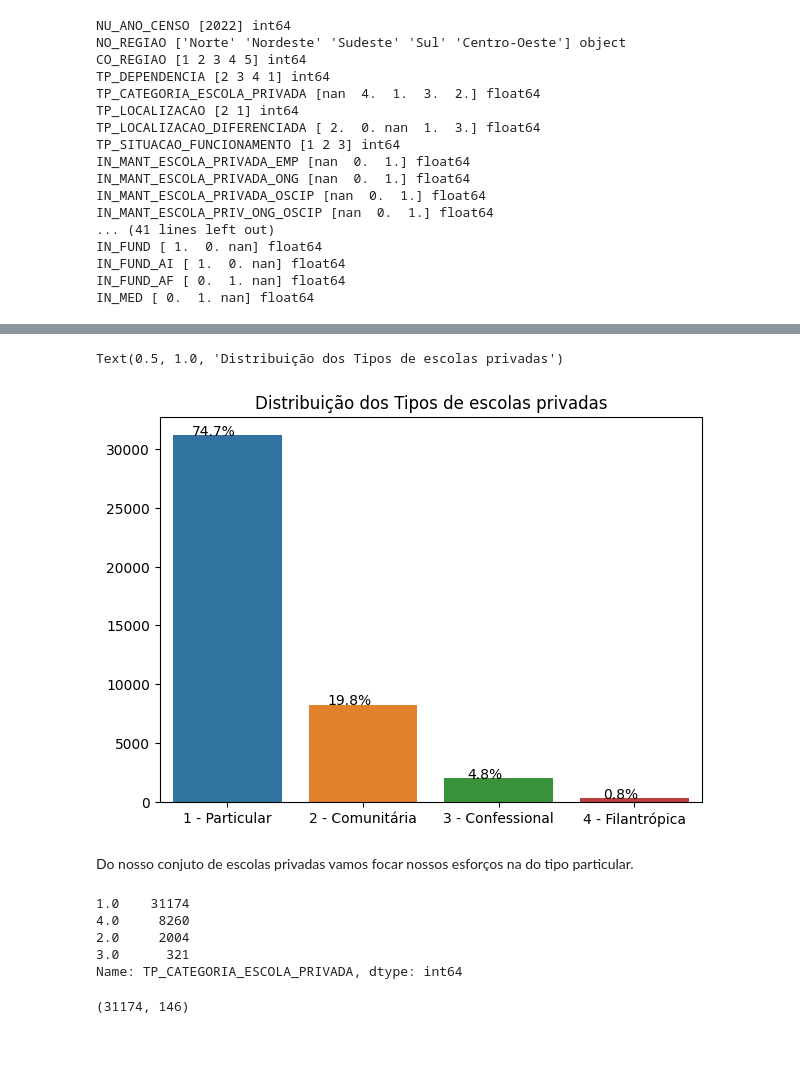
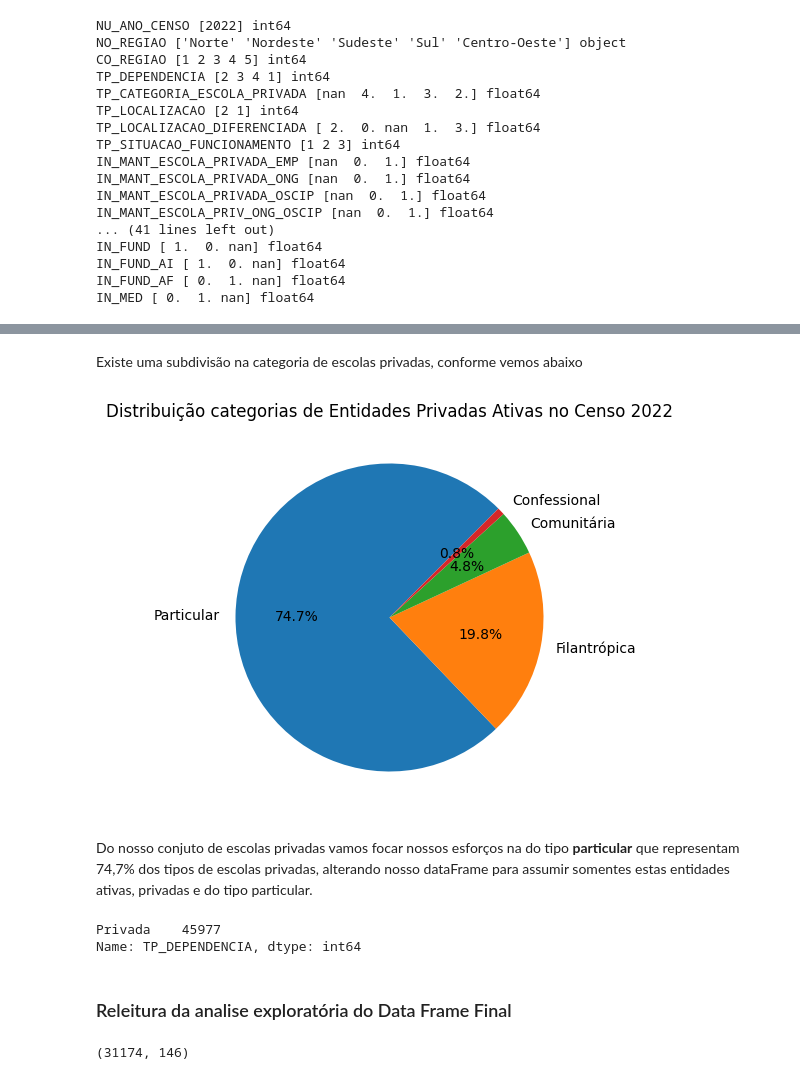
Before and after one commit to AndersonLopesbh/I.S, a Jupyter notebook: Analises IS/Script_python/Analises_IS.ipynb, the cells around one changed output, grey strips where cells are left out. Drawn from its saved outputs; the diff is of its cells as text; code cells hidden in the pictures; blank space fills up the shorter version.

```diff
--- a/Analises IS/Script_python/Analises_IS.ipynb
+++ b/Analises IS/Script_python/Analises_IS.ipynb
@@ -381,7 +492,8 @@ Do censo 2022, podemos observar que temos um mercado de 25,7% de escolas de ensi
 # %%
-#Criando novo data frame somente com escolas de ensino privado
-
-df_pv = df_censo[df_censo['TP_DEPENDENCIA']==4].reset_index(drop=True)
+#Criando novo data frame somente com escolas de ensino privado e ativas
+df_pv = df_censo[(df_censo['TP_DEPENDENCIA'] == 'Privada') & (df_censo['TP_SITUACAO_FUNCIONAMENTO'] == 'Em Atividade')]
+df_pv = df_pv.reset_index(drop=True)
+#print(df_pv.head(5))
 # %%
 df_pv.shape
 # %% [output]
@@ -396,33 +501,20 @@ df_pv.head(2)
-# %%
-# Contando o número de linhas para cada tipo na coluna 'TP_CATEGORIA_ESCOLA_PRIVADA'
-tipo_counts = df_censo['TP_CATEGORIA_ESCOLA_PRIVADA'].value_counts()
-
-# Criando um gráfico de pizza para mostrar as contagens
-plt.figure(figsize=(7, 5))
-nCol= ['1 - Particular','2 - Comunitária','3 - Confessional','4 - Filantrópica']
-ax = sns.barplot(x=nCol, y=tipo_counts.values)
-
-# Calculando o total para as porcentagens
-total = sum(tipo_counts.values)
-
-# Adicionando as porcentagens em cada barra
-for p in ax.patches:
-    percentage = '{:.1f}%'.format(100 * p.get_height() / total)
-    x = p.get_x() + p.get_width() / 2 - 0.1
-    y = p.get_y() + p.get_height()
-    ax.annotate(percentage, (x, y), ha='center')
-
-plt.title('Distribuição dos Tipos de escolas privadas')
-# %% [output]
-Text(0.5, 1.0, 'Distribuição dos Tipos de escolas privadas')
-[figure, removed]
+# %% [markdown]
+Existe uma subdivisão na categoria de escolas privadas, conforme vemos abaixo
+# %%
+# Contando o número de linhas para cada tipo na coluna 'TP_CATEGORIA_ESCOLA_PRIVADA'
+cat_priv = df_pv['TP_CATEGORIA_ESCOLA_PRIVADA'].value_counts()
+
+# Criar o gráfico de pizza
+plt.figure(figsize=(6, 5))
+plt.pie(cat_priv, labels=cat_priv.index, autopct='%1.1f%%', startangle=45)
+plt.title('Distribuição categorias de Entidades Privadas Ativas no Censo 2022')
+plt.show()
+# %% [output]
+[figure, added]
 # %% [markdown]
-Do nosso conjuto de escolas privadas vamos focar nossos esforços na do tipo particular.
+Do nosso conjuto de escolas privadas vamos focar nossos esforços na do tipo **particular** que representam 74,7% dos tipos de escolas privadas, alterando nosso dataFrame para assumir somentes estas entidades ativas, privadas e do tipo particular.
 # %%
-df_pv['TP_CATEGORIA_ESCOLA_PRIVADA'].value_counts()
+df_pv['TP_DEPENDENCIA'].value_counts()
 # %% [output]
-1.0    31174
-4.0     8260
-2.0     2004
-3.0      321
-Name: TP_CATEGORIA_ESCOLA_PRIVADA, dtype: int64
+Privada    45977
+Name: TP_DEPENDENCIA, dtype: int64
@@ -428,0 +528,2 @@ Name: TP_CATEGORIA_ESCOLA_PRIVADA, dtype: int64
+# %% [markdown]
+### Releitura da analise exploratória do Data Frame Final
```
Also changed, not shown: parts of 39 cells of this notebook.
